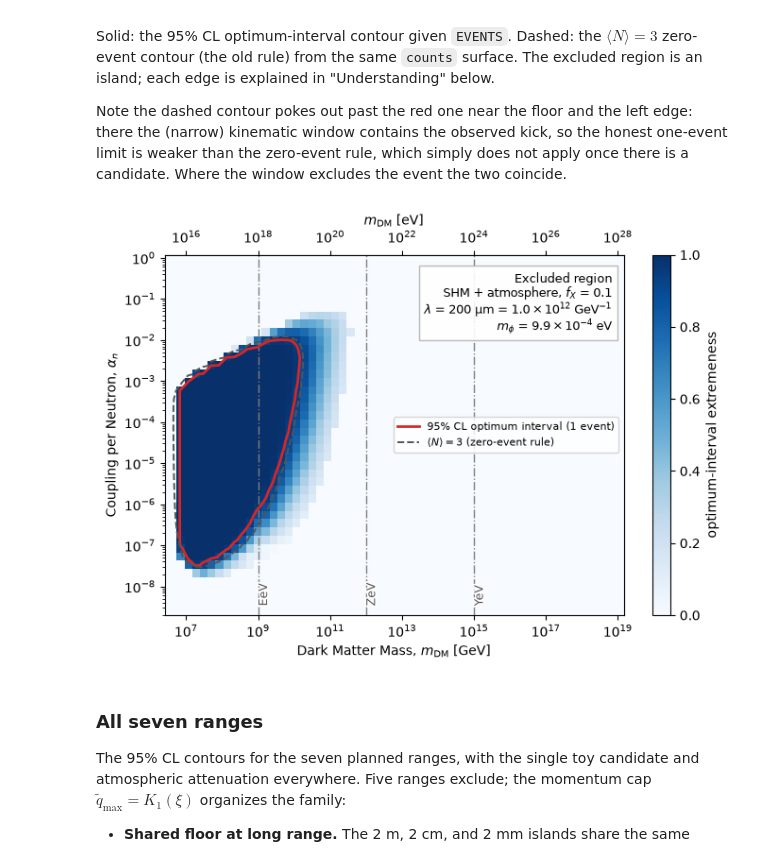
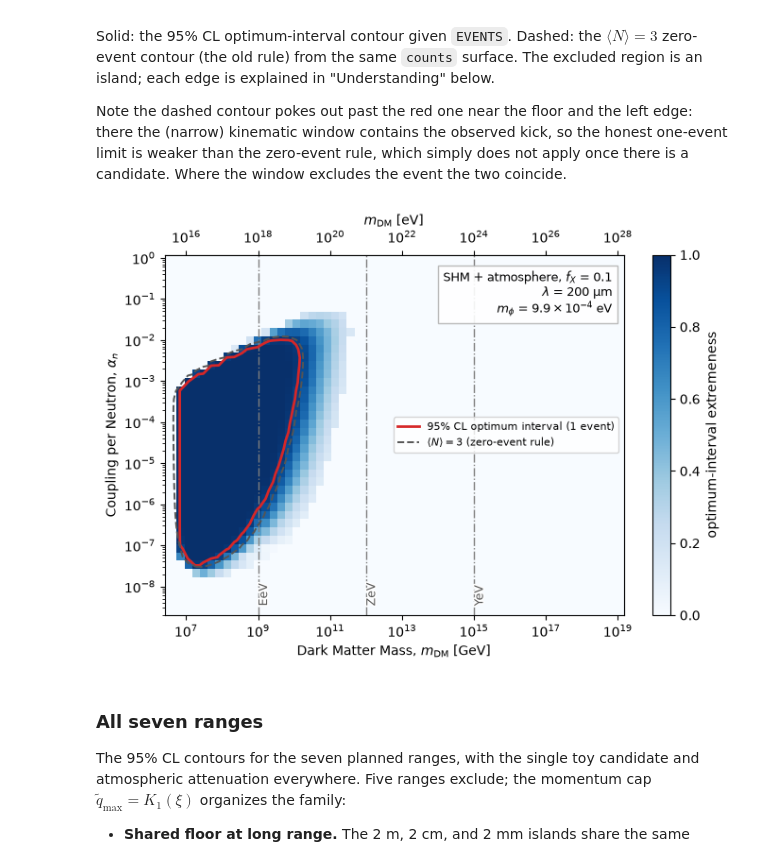
Before and after one commit to PolonaiseExperiment/luhdm, a Jupyter notebook: notebooks/01_limit_contour.ipynb, the cells around one changed output. Cells and saved outputs as stored; diff of their text form; code cells hidden in the pictures.

```diff
--- a/notebooks/01_limit_contour.ipynb
+++ b/notebooks/01_limit_contour.ipynb
@@ -66,7 +66,7 @@ def lamb_label(lamb_m):
         si = f"{lamb_m * 1e3:.0f} mm"
     else:
         si = f"{lamb_m * 1e6:.3g} µm"
-    return rf"$\lambda$ = {si} = ${x / 10**e:.1f}\times10^{{{e}}}$ GeV$^{{-1}}$"
+    return rf"$\lambda$ = {si}"
 
 
 def mphi_label(lamb_m, unit="eV"):
@@ -237,35 +236,35 @@ the two coincide.
 # %%
 fig, ax = plt.subplots(figsize=(7, 5))
 mesh = ax.pcolormesh(REF["ms"], REF["alphas_n"], REF["extremeness"],
                      cmap="Blues", vmin=0, vmax=1, shading="auto")
 fig.colorbar(mesh, ax=ax, label="optimum-interval extremeness")
 cs95 = ax.contour(REF["ms"], REF["alphas_n"], REF["extremeness"],
                   levels=[CONFIDENCE], colors="#d62728", linewidths=2)
 cs3 = ax.contour(REF["ms"], REF["alphas_n"], REF["counts"], levels=[3.0],
                  colors="#555555", linewidths=1.4, linestyles="--")
 ax.plot([], [], color="#d62728", lw=2,
         label=f"{CONFIDENCE:.0%} CL optimum interval ({EVENTS.size} event)")
 ax.plot([], [], color="#555555", lw=1.4, ls="--",
         label=r"$\langle N\rangle = 3$ (zero-event rule)")
 ax.set_xscale("log")
 ax.set_yscale("log")
 ax.set_xlabel(r"Dark Matter Mass, $m_{\rm DM}$ [GeV]")
 ax.set_ylabel(r"Coupling per Neutron, $\alpha_n$")
 mark_mass_milestones(ax, REF["ms"].min(), M_PLANCK)
 sec = ax.secondary_xaxis("top", functions=(lambda x: x * 1e9,
                                             lambda x: x / 1e9))
 sec.set_xlabel(r"$m_{\rm DM}$ [eV]")
 ax.text(0.975, 0.955,
-        "Excluded region\nSHM + atmosphere, $f_X$ = 0.1\n"
+        "SHM + atmosphere, $f_X$ = 0.1\n"
         + lamb_label(LAMB_REF) + "\n"
         + mphi_label(LAMB_REF),
         transform=ax.transAxes, ha="right", va="top", fontsize=9,
         bbox=dict(fc="white", ec="0.7", alpha=0.9))
 ax.legend(loc="center right", fontsize=8)
 fig.tight_layout()
 save_figure(fig, "01_excluded_region")
 # %% [output]
-[figure, old version]
+[figure, new version]
 # %% [markdown]
 ### All seven ranges
 
```
Also changed, not shown: parts of 3 cells of this notebook, 20 other files.
